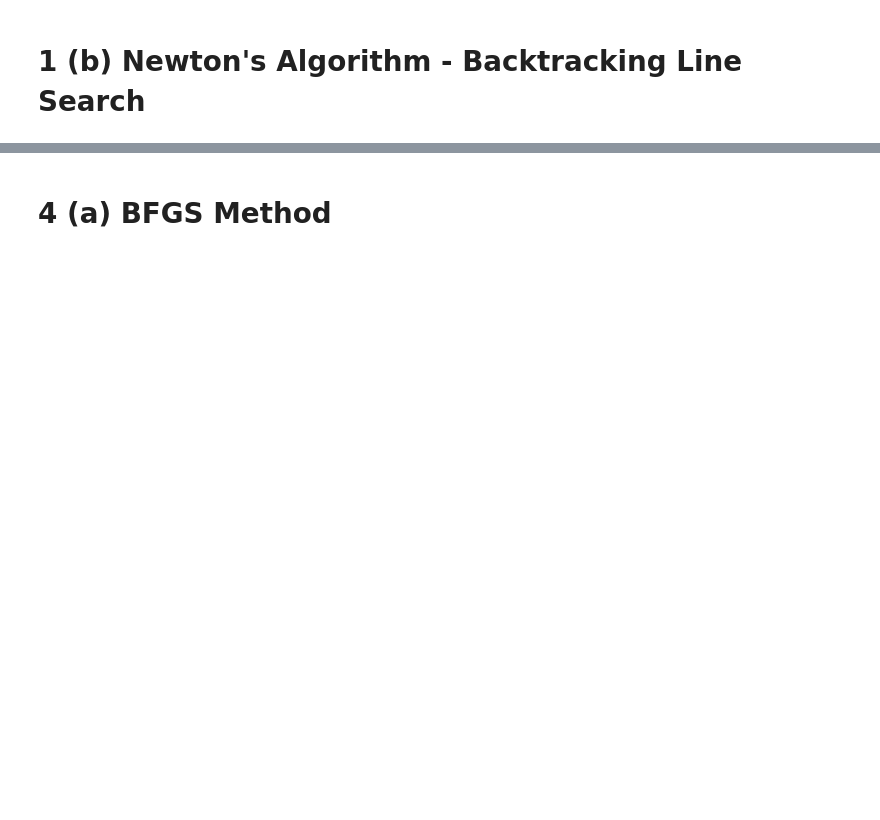
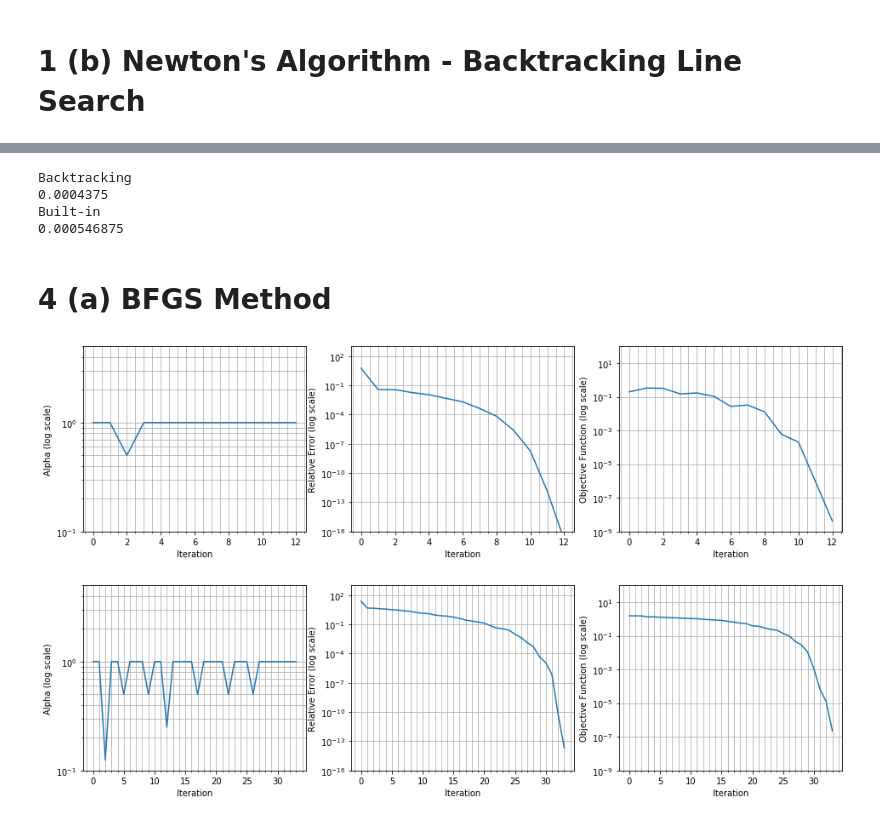
Before and after one commit to shriramrseee/ds211, a Jupyter notebook: mp1/mp1_solution.ipynb, the cells around one changed output, grey strips where cells are left out. Saved outputs shown, nothing was run; the diff lists cells and outputs as text; code cells hidden in the pictures; blank space fills up the shorter version.

```diff
--- a/mp1/mp1_solution.ipynb
+++ b/mp1/mp1_solution.ipynb
@@ -113,2 +133,36 @@ sc.minimize(rosen, initial_guess, method='TNC')
+# %%
+# Time measurement
+
+# Backtracking
+start=time.process_time()
+for i in range(1000):
+    newton(initial_guess_1)
+end=time.process_time()
+print("Backtracking "), print(0.001*(end-start));
+
+# Built-in
+start=time.process_time()
+for i in range(1000):
+    sc.minimize(rosen, initial_guess_1, method='TNC')
+end=time.process_time()
+print("Built-in "), print(0.001*(end-start));
+# %% [output]
+Backtracking
+0.0004375
+Built-in
+0.000546875
 # %% [markdown]
 # 4 (a) BFGS Method
+# %%
+def bfgs_hessian_update(hess_inv, s, y):
+    """
+    BFGS update using Sherman-Morrison Formula
+    """
+    sy = np.matmul(s.transpose(), y)
+    yby = np.matmul(y.transpose(), np.matmul(hess_inv, y))
+    ss = np.matmul(s, s.transpose())
+    bys = np.matmul(hess_inv, np.matmul(y, s.transpose()))
+    syb = np.matmul(s, np.matmul(y.transpose(), hess_inv))
+    first = (sy + yby) * ss / (sy**2)
+    second = (bys + syb) / sy
+    return hess_inv + first - second
@@ -114,0 +206,13 @@ sc.minimize(rosen, initial_guess, method='TNC')
+# %%
+# Run BFGS Method
+initial_guess_1 = np.array([1.2, 1.2]).transpose()
+initial_guess_2 = np.array([-1.2, 1.0]).transpose()
+
+iterates, alphas, rosens, rel_error = bfgs(initial_guess_1)
+plot_newton_output(iterates, alphas, rosens, rel_error)
+
+iterates, alphas, rosens, rel_error = bfgs(initial_guess_2)
+plot_newton_output(iterates, alphas, rosens, rel_error)
+# %% [output]
+[figure, added]
+[figure, added]
```
Also changed, not shown: parts of 8 cells of this notebook, 3 other files.
